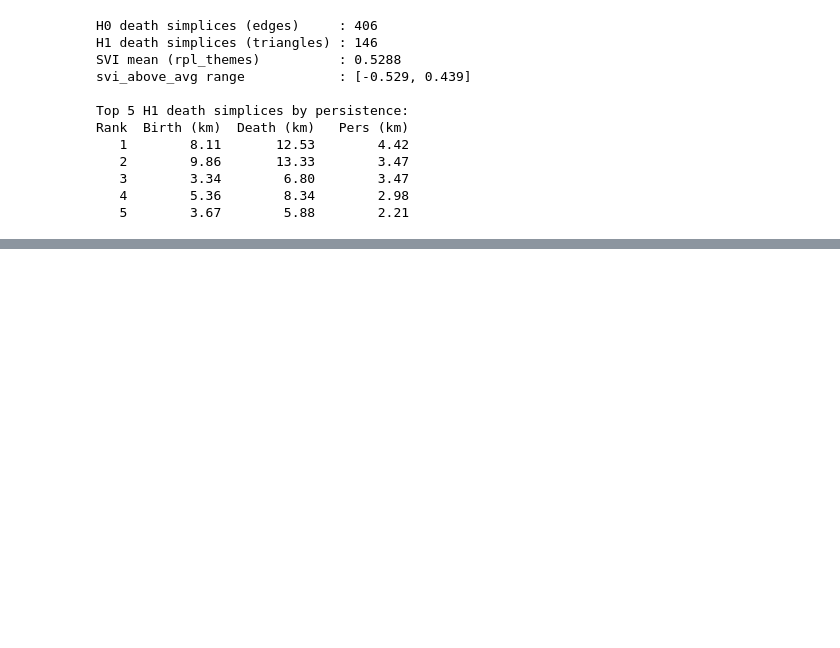
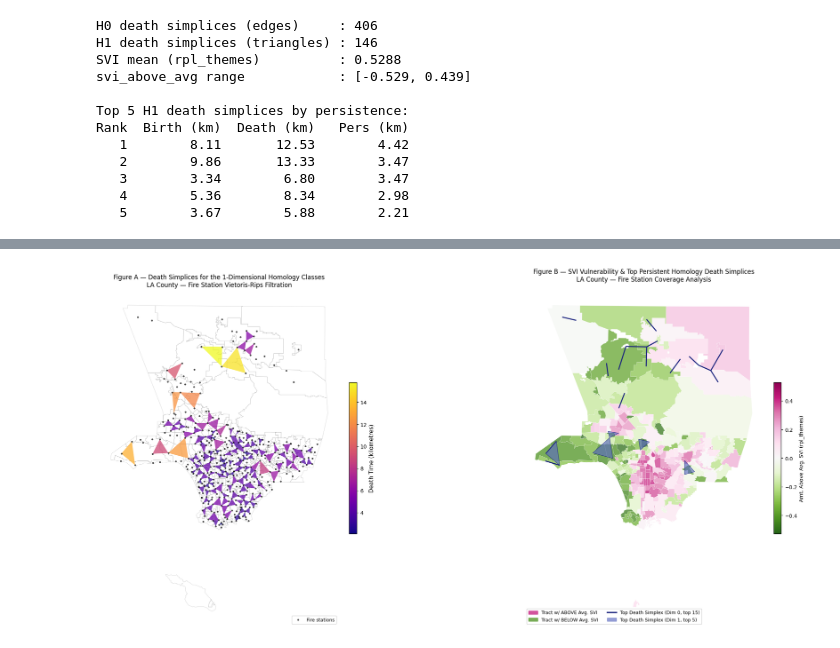
Before and after one commit to danielqhtruong/MATH497_Research_TDA, a Jupyter notebook: PH/FireStations_PH/tda_fire_stations_ph.ipynb, the cells around one changed output, grey strips where cells are left out. Cells and saved outputs as stored; diff of their text form; code cells hidden in the pictures; blank space fills up the shorter version.

```diff
--- a/PH/FireStations_PH/tda_fire_stations_ph.ipynb
+++ b/PH/FireStations_PH/tda_fire_stations_ph.ipynb
@@ -812,0 +751,84 @@ plt.show()
+# %%
+fig, (ax1, ax2) = plt.subplots(1, 2, figsize=(26, 10))
+
+# ── Figure A: H1 death simplices colored by death time ────────────────────
+county_proj.boundary.plot(ax=ax1, color="#999999", linewidth=0.4, alpha=0.6)
+
+if h1_deaths:
+    death_vals_km = np.array([d["death_val"] / 1000 for d in h1_deaths])
+    norm_a = mcolors.Normalize(vmin=death_vals_km.min(), vmax=death_vals_km.max())
+    cmap_a = cm.plasma
+    tri_colors = [cmap_a(norm_a(v)) for v in death_vals_km]
+    poly_a = PolyCollection(
+        [d["coords"] for d in h1_deaths],
+        facecolors=tri_colors, edgecolors="none", alpha=0.75, zorder=3
+    )
+    ax1.add_collection(poly_a)
+    sm_a = cm.ScalarMappable(cmap=cmap_a, norm=norm_a)
+    sm_a.set_array([])
+    cbar_a = plt.colorbar(sm_a, ax=ax1, shrink=0.45, pad=0.02)
+    cbar_a.set_label("Death Time (kilometres)", fontsize=11)
+
+ax1.scatter(
+    stations_proj.geometry.x, stations_proj.geometry.y,
+    c="black", s=6, alpha=0.6, zorder=5, label="Fire stations"
+)
+ax1.set_title(
+    "Figure A — Death Simplices for the 1-Dimensional Homology Classes\n"
+    "LA County — Fire Station Vietoris-Rips Filtration",
+    fontsize=12,
+)
+ax1.legend(fontsize=9, loc="lower right")
+ax1.set_axis_off()
+
+# ── Figure B: SVI choropleth + top H0/H1 death simplices ──────────────────
+abs_max = county_proj["svi_above_avg"].abs().max()
+county_proj.plot(
+    column="svi_above_avg", ax=ax2,
+    cmap="PiYG_r", vmin=-abs_max, vmax=abs_max,
+    legend=True, alpha=0.75,
+    legend_kwds={"label": "Amt. Above Avg. SVI (rpl_themes)", "shrink": 0.45, "pad": 0.02},
+)
+county_proj.boundary.plot(ax=ax2, color="white", linewidth=0.3, alpha=0.5)
+
+top_h0 = h0_deaths[:TOP_N_H0]
+if top_h0:
+    lc = LineCollection(
+        [d["coords"] for d in top_h0],
+        colors="#1a237e", linewidths=2.0, zorder=4,
+        label=f"Top Death Simplex (Dim 0, top {TOP_N_H0})",
+    )
+    ax2.add_collection(lc)
+
+top_h1 = h1_deaths[:TOP_N_H1]
+if top_h1:
+    poly_b = PolyCollection(
+        [d["coords"] for d in top_h1],
+        facecolors="#5c6bc0", edgecolors="#1a237e",
+        linewidths=1.0, alpha=0.65, zorder=5,
+        label=f"Top Death Simplex (Dim 1, top {TOP_N_H1})",
+    )
+    ax2.add_collection(poly_b)
+
+above_patch = mpatches.Patch(color="#c51b7d", alpha=0.75, label="Tract w/ ABOVE Avg. SVI")
+below_patch = mpatches.Patch(color="#4d9221", alpha=0.75, label="Tract w/ BELOW Avg. SVI")
+h0_line     = plt.Line2D([0], [0], color="#1a237e", linewidth=2.5,
+                          label=f"Top Death Simplex (Dim 0, top {TOP_N_H0})")
+h1_patch    = mpatches.Patch(color="#5c6bc0", alpha=0.65,
+                              label=f"Top Death Simplex (Dim 1, top {TOP_N_H1})")
+ax2.legend(
+    handles=[above_patch, below_patch, h0_line, h1_patch],
+    loc="lower left", fontsize=9, framealpha=0.9, ncol=2,
+)
+ax2.set_title(
+    "Figure B — SVI Vulnerability & Top Persistent Homology Death Simplices\n"
+    "LA County — Fire Station Coverage Analysis",
+    fontsize=12,
+)
+ax2.set_axis_off()
+
+plt.tight_layout()
+# plt.savefig("../../results/figures_AB_side_by_side.png", dpi=150, bbox_inches="tight")
+plt.show()
+# %% [output]
+[figure, added]
```
Also changed, not shown: parts of 9 cells of this notebook, 8 other files.
